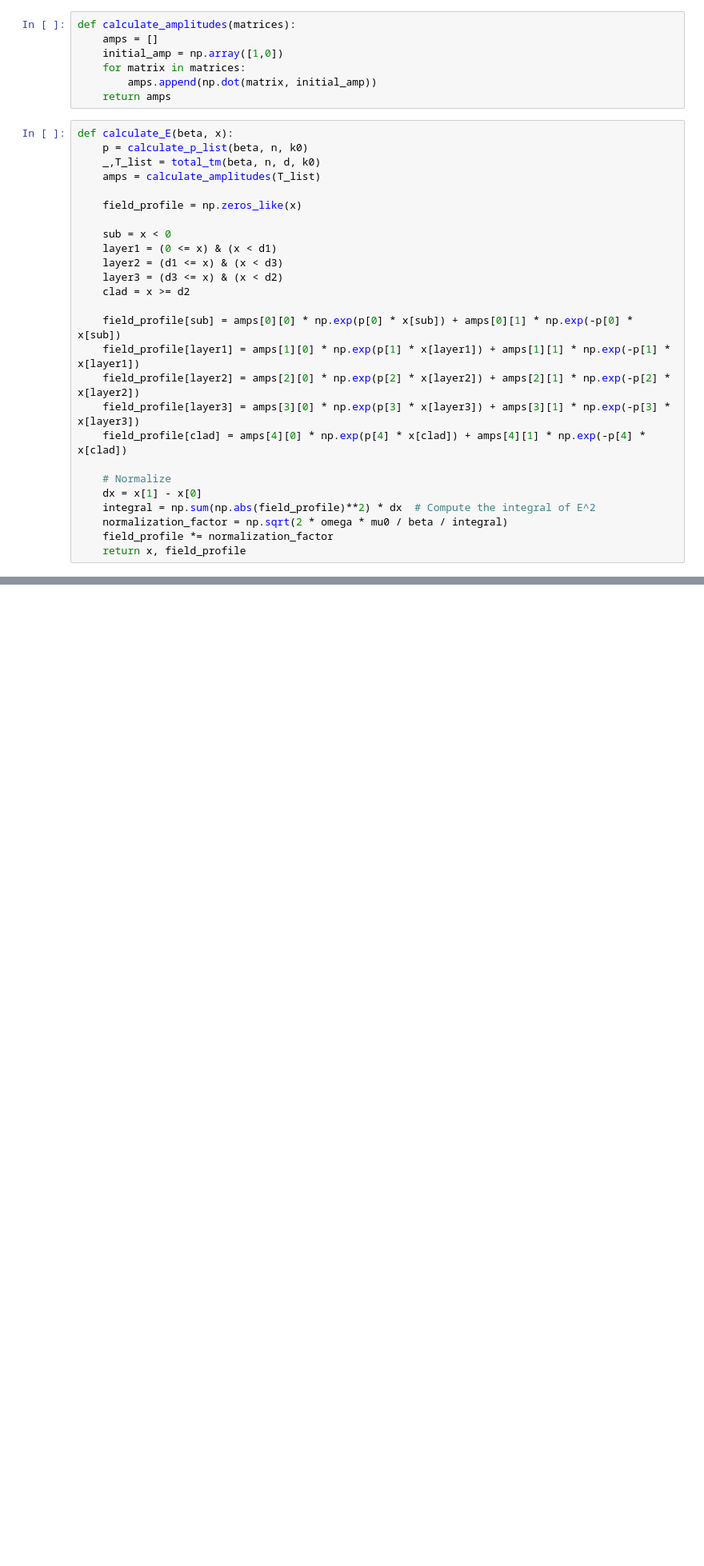
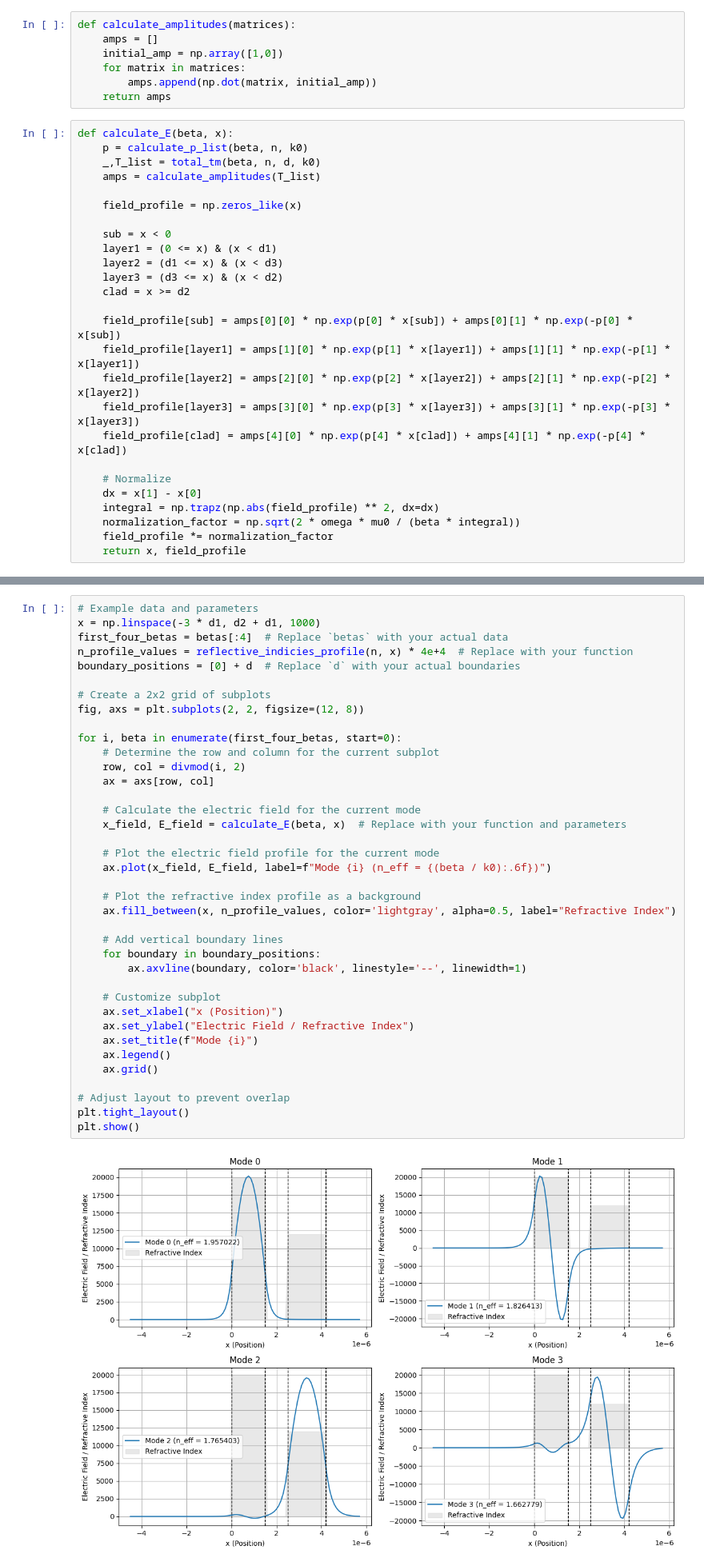
Before and after one commit to yoav-yosifor/photonic-devices, a Jupyter notebook: part1/ques2.ipynb, the cells around one changed output, grey strips where cells are left out. Shown: that part at 80% size. Cells and saved outputs as stored; diff of their text form; blank space fills up the shorter version.

```diff
--- a/part1/ques2.ipynb
+++ b/part1/ques2.ipynb
@@ -135,8 +135,8 @@ def calculate_E(beta, x):
 
     # Normalize
     dx = x[1] - x[0]
-    integral = np.sum(np.abs(field_profile)**2) * dx  # Compute the integral of E^2
-    normalization_factor = np.sqrt(2 * omega * mu0 / beta / integral)
+    integral = np.trapz(np.abs(field_profile) ** 2, dx=dx)
+    normalization_factor = np.sqrt(2 * omega * mu0 / (beta * integral))
     field_profile *= normalization_factor
     return x, field_profile
 # %%
@@ -189,3 +189,43 @@ plt.grid()
 plt.show()
 # %% [output]
 [figure]
+# %%
+# Example data and parameters
+x = np.linspace(-3 * d1, d2 + d1, 1000)
+first_four_betas = betas[:4]  # Replace `betas` with your actual data
+n_profile_values = reflective_indicies_profile(n, x) * 4e+4  # Replace with your function
+boundary_positions = [0] + d  # Replace `d` with your actual boundaries
+
+# Create a 2x2 grid of subplots
+fig, axs = plt.subplots(2, 2, figsize=(12, 8))
+
+for i, beta in enumerate(first_four_betas, start=0):
+    # Determine the row and column for the current subplot
+    row, col = divmod(i, 2)
+    ax = axs[row, col]
+
+    # Calculate the electric field for the current mode
+    x_field, E_field = calculate_E(beta, x)  # Replace with your function and parameters
+
+    # Plot the electric field profile for the current mode
+    ax.plot(x_field, E_field, label=f"Mode {i} (n_eff = {(beta / k0):.6f})")
+
+    # Plot the refractive index profile as a background
+    ax.fill_between(x, n_profile_values, color='lightgray', alpha=0.5, label="Refractive Index")
+
+    # Add vertical boundary lines
+    for boundary in boundary_positions:
+        ax.axvline(boundary, color='black', linestyle='--', linewidth=1)
+
+    # Customize subplot
+    ax.set_xlabel("x (Position)")
+    ax.set_ylabel("Electric Field / Refractive Index")
+    ax.set_title(f"Mode {i}")
+    ax.legend()
+    ax.grid()
+
+# Adjust layout to prevent overlap
+plt.tight_layout()
+plt.show()
+# %% [output]
+[figure, added]
```
Also changed, not shown: 3 other files.
